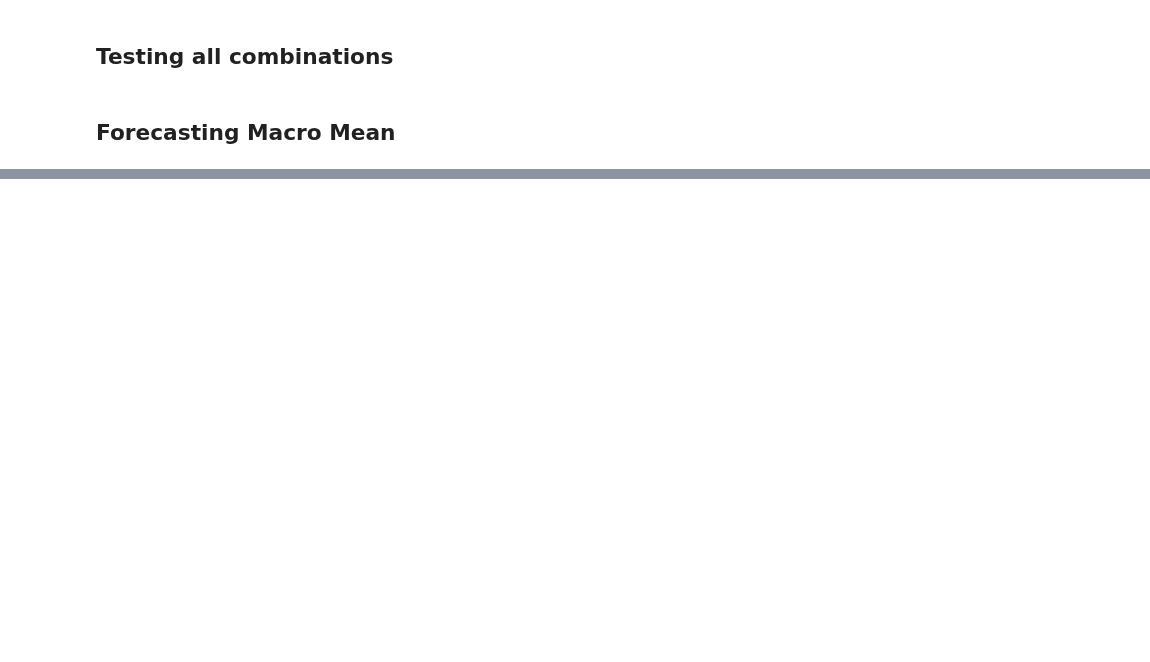
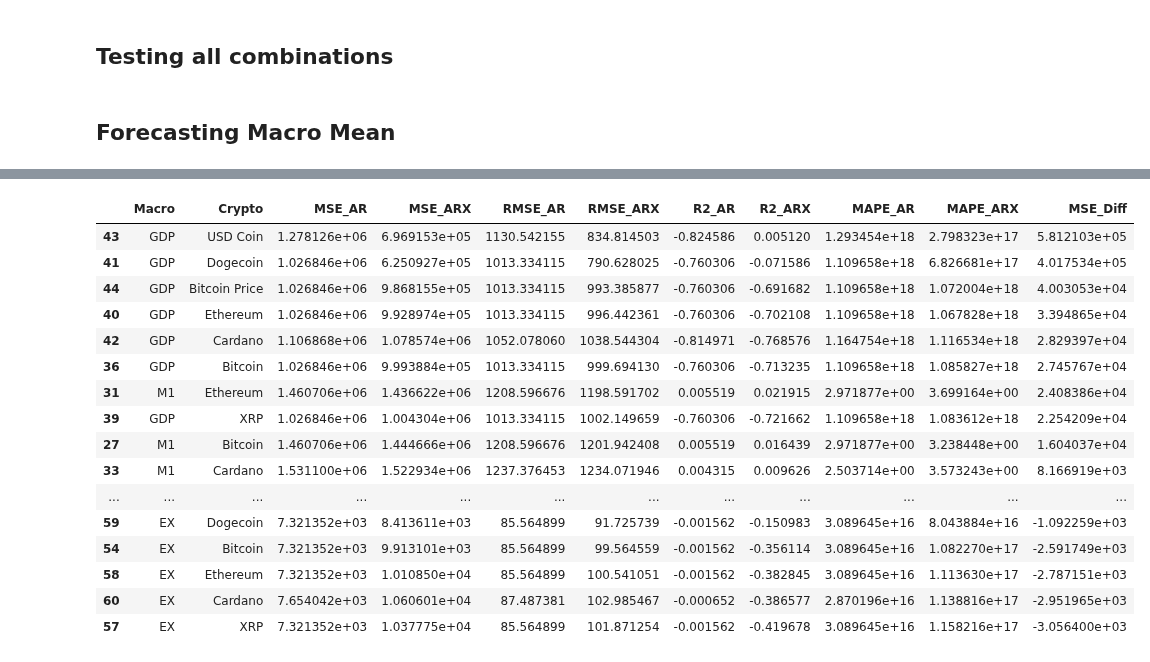
Before and after one commit to tianyishen701/CryptoMacroecon-Prediction-CSUREMM, a Jupyter notebook: GARCH.ipynb, the cells around one changed output, grey strips where cells are left out. Cells and saved outputs as stored; diff of their text form; code cells hidden in the pictures; blank space fills up the shorter version.

```diff
--- a/GARCH.ipynb
+++ b/GARCH.ipynb
@@ -297,0 +316,88 @@ MSE        | 79131.9573   | 78128.8347
+# %%
+from sklearn.metrics import mean_squared_error, mean_absolute_percentage_error, r2_score
+import numpy as np
+
+metrics = []
+
+# Filter only successful models with valid exogenous terms
+for row in results_df.dropna(subset=['Coef']).itertuples():
+    macro = row.Macro
+    macro_col = row.Macro_col
+    asset = row.Crypto
+
+    df_temp = df[[macro_col, asset]].dropna().copy()
+    if len(df_temp) < 30:
+        continue
+
+    # Standardize
+    scaler_y = StandardScaler()
+    scaler_x = StandardScaler()
+    y_scaled = scaler_y.fit_transform(df_temp[[macro_col]]).flatten()
+    x_scaled = scaler_x.fit_transform(df_temp[[asset]]).flatten()
+
+    try:
+        # Refit AR(1)
+        model_ar = arch_model(y_scaled, mean='AR', lags=1, vol='GARCH', p=1, q=1, dist='normal')
+        res_ar = model_ar.fit(disp='off')
+        pred_ar_scaled = res_ar.params['Const'] + res_ar.params['y[1]'] * y_scaled[:-1]
+        y_actual_ar_scaled = y_scaled[1:]
+        pred_ar = scaler_y.inverse_transform(pred_ar_scaled.reshape(-1, 1)).flatten()
+        y_actual_ar = scaler_y.inverse_transform(y_actual_ar_scaled.reshape(-1, 1)).flatten()
+
+        # Refit ARX(1)
+        model_arx = arch_model(y_scaled, mean='ARX', lags=1, vol='GARCH', p=1, q=1, x=x_scaled, dist='normal')
+        res_arx = model_arx.fit(disp='off')
+        pred_arx_scaled = (
+            res_arx.params['Const']
+            + res_arx.params['y[1]'] * y_scaled[:-1]
+            + res_arx.params.get('x0', 0) * x_scaled[1:]
+        )
+        pred_arx = scaler_y.inverse_transform(pred_arx_scaled.reshape(-1, 1)).flatten()
+        y_actual_arx = scaler_y.inverse_transform(y_scaled[1:].reshape(-1, 1)).flatten()
+
+        # Metrics
+        metrics.append({
+            'Macro': macro,
+            'Crypto': asset,
+            'MSE_AR': mean_squared_error(y_actual_ar, pred_ar),
+            'MSE_ARX': mean_squared_error(y_actual_arx, pred_arx),
+            'RMSE_AR': np.sqrt(mean_squared_error(y_actual_ar, pred_ar)),
+            'RMSE_ARX': np.sqrt(mean_squared_error(y_actual_arx, pred_arx)),
+            'R2_AR': r2_score(y_actual_ar, pred_ar),
+            'R2_ARX': r2_score(y_actual_arx, pred_arx),
+            'MAPE_AR': mean_absolute_percentage_error(y_actual_ar, pred_ar),
+            'MAPE_ARX': mean_absolute_percentage_error(y_actual_arx, pred_arx),
+            'MSE_Diff': mean_squared_error(y_actual_ar, pred_ar) - mean_squared_error(y_actual_arx, pred_arx)
+        })
+
+    except Exception as e:
+        print(f"Skipping {macro}-{asset} in metrics due to error: {e}")
+
+# Build and show
+metrics_df = pd.DataFrame(metrics)
+
+# Optional: sort by improvement (e.g. MSE reduction)
+metrics_df_sorted = metrics_df.sort_values(by='MSE_Diff', ascending=False)
+
+# Show key results
+pd.set_option('display.max_rows', None)
+pd.set_option('display.max_columns', None)
+display(metrics_df_sorted)
+# %% [output]
+|  | Macro | Crypto | MSE_AR | MSE_ARX | RMSE_AR | RMSE_ARX | R2_AR | R2_ARX | MAPE_AR | MAPE_ARX | MSE_Diff |
+| 43 | GDP | USD Coin | 1.278126e+06 | 6.969153e+05 | 1130.542155 | 834.814503 | -0.824586 | 0.005120 | 1.293454e+18 | 2.798323e+17 | 5.812103e+05 |
+| 41 | GDP | Dogecoin | 1.026846e+06 | 6.250927e+05 | 1013.334115 | 790.628025 | -0.760306 | -0.071586 | 1.109658e+18 | 6.826681e+17 | 4.017534e+05 |
+| 44 | GDP | Bitcoin Price | 1.026846e+06 | 9.868155e+05 | 1013.334115 | 993.385877 | -0.760306 | -0.691682 | 1.109658e+18 | 1.072004e+18 | 4.003053e+04 |
+| 40 | GDP | Ethereum | 1.026846e+06 | 9.928974e+05 | 1013.334115 | 996.442361 | -0.760306 | -0.702108 | 1.109658e+18 | 1.067828e+18 | 3.394865e+04 |
+| 42 | GDP | Cardano | 1.106868e+06 | 1.078574e+06 | 1052.078060 | 1038.544304 | -0.814971 | -0.768576 | 1.164754e+18 | 1.116534e+18 | 2.829397e+04 |
+| 36 | GDP | Bitcoin | 1.026846e+06 | 9.993884e+05 | 1013.334115 | 999.694130 | -0.760306 | -0.713235 | 1.109658e+18 | 1.085827e+18 | 2.745767e+04 |
+| 31 | M1 | Ethereum | 1.460706e+06 | 1.436622e+06 | 1208.596676 | 1198.591702 | 0.005519 | 0.021915 | 2.971877e+00 | 3.699164e+00 | 2.408386e+04 |
+| 39 | GDP | XRP | 1.026846e+06 | 1.004304e+06 | 1013.334115 | 1002.149659 | -0.760306 | -0.721662 | 1.109658e+18 | 1.083612e+18 | 2.254209e+04 |
+| 27 | M1 | Bitcoin | 1.460706e+06 | 1.444666e+06 | 1208.596676 | 1201.942408 | 0.005519 | 0.016439 | 2.971877e+00 | 3.238448e+00 | 1.604037e+04 |
+| 33 | M1 | Cardano | 1.531100e+06 | 1.522934e+06 | 1237.376453 | 1234.071946 | 0.004315 | 0.009626 | 2.503714e+00 | 3.573243e+00 | 8.166919e+03 |
+| ... | ... | ... | ... | ... | ... | ... | ... | ... | ... | ... | ... |
+| 59 | EX | Dogecoin | 7.321352e+03 | 8.413611e+03 | 85.564899 | 91.725739 | -0.001562 | -0.150983 | 3.089645e+16 | 8.043884e+16 | -1.092259e+03 |
+| 54 | EX | Bitcoin | 7.321352e+03 | 9.913101e+03 | 85.564899 | 99.564559 | -0.001562 | -0.356114 | 3.089645e+16 | 1.082270e+17 | -2.591749e+03 |
+| 58 | EX | Ethereum | 7.321352e+03 | 1.010850e+04 | 85.564899 | 100.541051 | -0.001562 | -0.382845 | 3.089645e+16 | 1.113630e+17 | -2.787151e+03 |
+| 60 | EX | Cardano | 7.654042e+03 | 1.060601e+04 | 87.487381 | 102.985467 | -0.000652 | -0.386577 | 2.870196e+16 | 1.138816e+17 | -2.951965e+03 |
+| 57 | EX | XRP | 7.321352e+03 | 1.037775e+04 | 85.564899 | 101.871254 | -0.001562 | -0.419678 | 3.089645e+16 | 1.158216e+17 | -3.056400e+03 |
```
Also changed, not shown: parts of 6 cells of this notebook.
